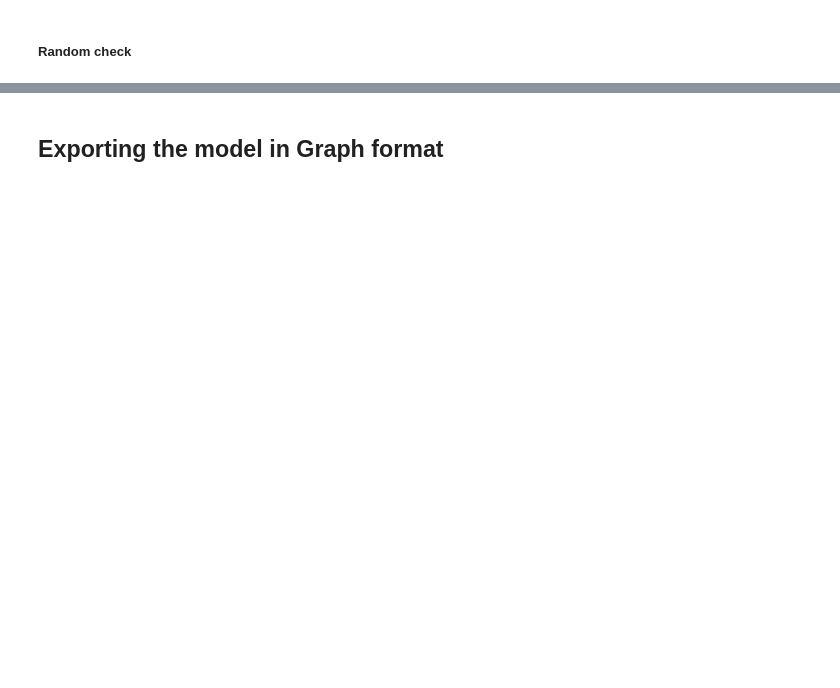
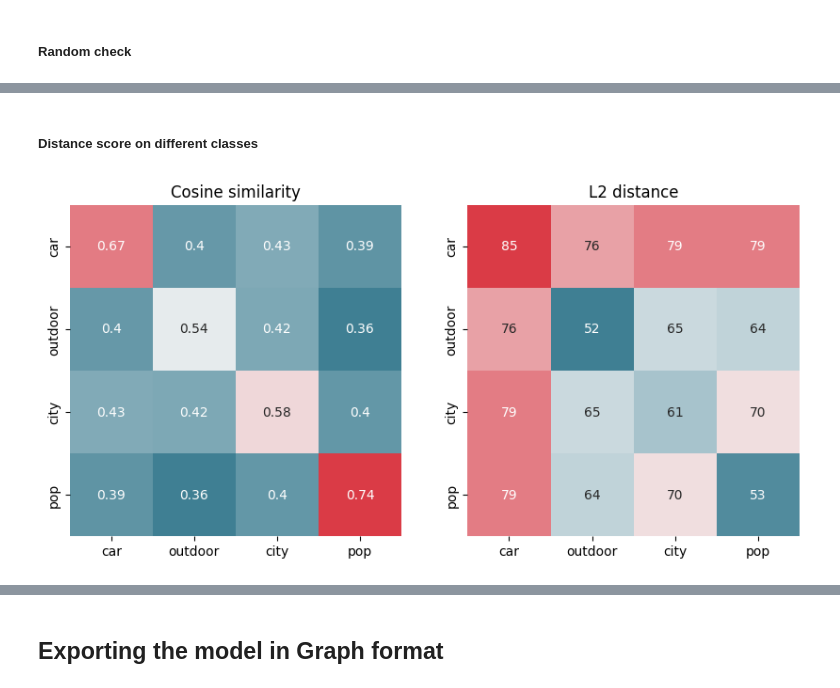
Before and after one commit to yeaung276/ImageSearch, a Jupyter notebook: ExploratoryAnalysis.ipynb, the cells around one changed output, grey strips where cells are left out. Saved outputs shown, nothing was run; the diff lists cells and outputs as text; code cells hidden in the pictures; blank space fills up the shorter version.

Commit message:
analysis on inception net

```diff
--- a/ExploratoryAnalysis.ipynb
+++ b/ExploratoryAnalysis.ipynb
@@ -260,0 +285,20 @@ L2 distance: 332.8226013183594
+# %%
+encoder = tf.keras.applications.resnet50.ResNet50(
+    include_top=False,
+    weights='imagenet',
+    input_shape=(WIDTH, HEIGHT, 3),
+)
+encoder = tf.keras.applications.InceptionV3(
+    include_top=False,
+    weights="imagenet",
+    input_shape=(WIDTH, HEIGHT, 3),
+)
+
+inputs = tf.keras.layers.Input((WIDTH, HEIGHT, 3))
+outputs = encoder(inputs)
+outputs = tf.keras.layers.GlobalAveragePooling2D()(outputs)
+outputs = tf.keras.layers.Flatten()(outputs)
+
+incmodel = tf.keras.Model(inputs=inputs, outputs=outputs)
+
+incmodel.summary()
@@ -260,0 +324,8 @@ L2 distance: 332.8226013183594
+# %%
+embeddings = incmodel(batch_input)
+# %% [markdown]
+##### Distance score on different classes
+# %%
+plot(embeddings)
+# %% [output]
+[figure, added]
```
Also changed, not shown: parts of 17 cells of this notebook, 25 other files.
